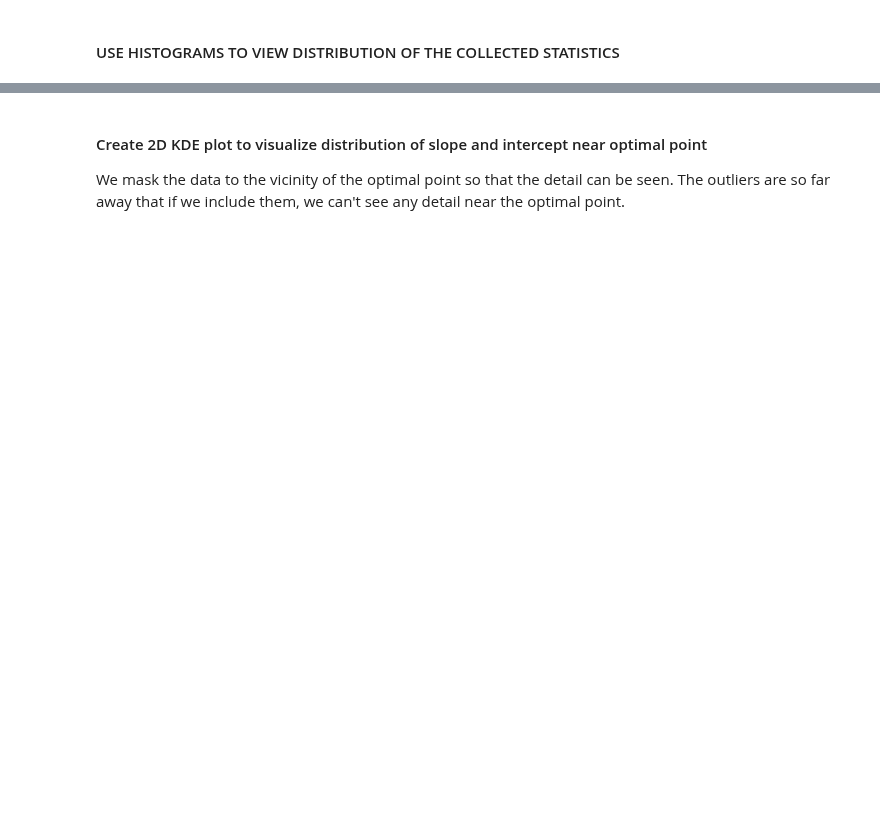
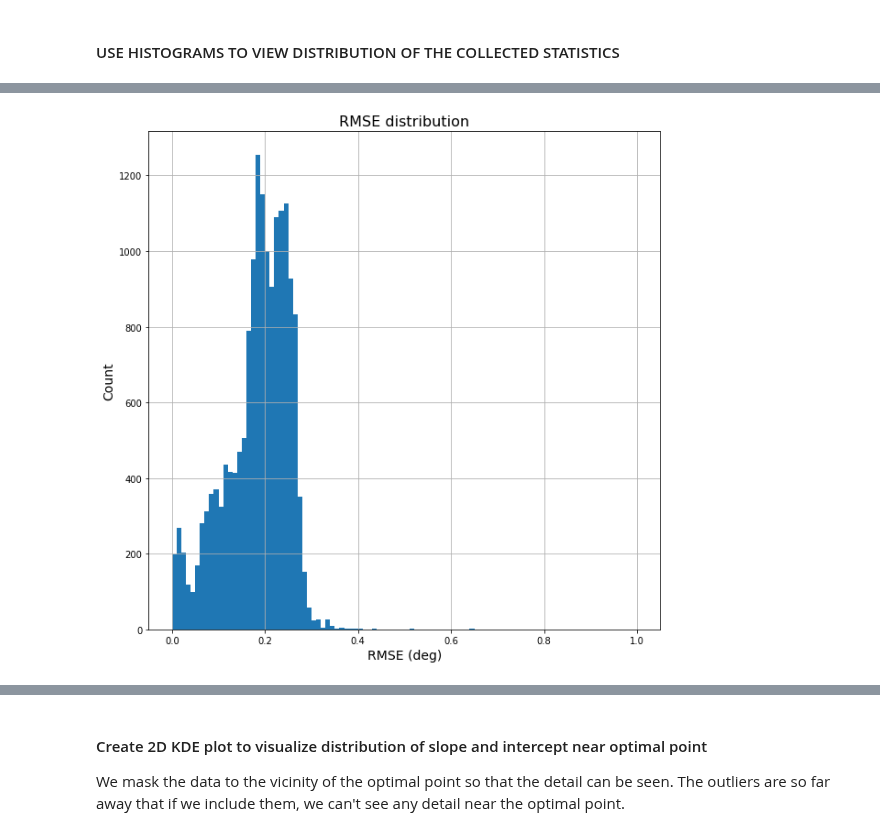
Before and after one commit to GeoscienceAustralia/hiperseis, a Jupyter notebook: inventory/check_station_locations.ipynb, the cells around one changed output, grey strips where cells are left out. Drawn from its saved outputs; the diff is of its cells as text; code cells hidden in the pictures; blank space fills up the shorter version.

```diff
--- a/inventory/check_station_locations.ipynb
+++ b/inventory/check_station_locations.ipynb
@@ -257,7 +273,10 @@ plt.ylabel('Count')
 # %%
 n, bins, patches = plt.hist(rmse, 100, range=(0, 1))
-plt.title('RMSE distribution')
-plt.xlabel('RMSE (deg)')
-plt.ylabel('Count')
+plt.title('RMSE distribution', fontsize=16)
+plt.xlabel('RMSE (deg)', fontsize=14)
+plt.ylabel('Count', fontsize=14)
+plt.grid()
+# %% [output]
+[figure, added]
 # %%
 n, bins, patches = plt.hist(counts, 100)
```
Also changed, not shown: parts of 12 cells of this notebook.
